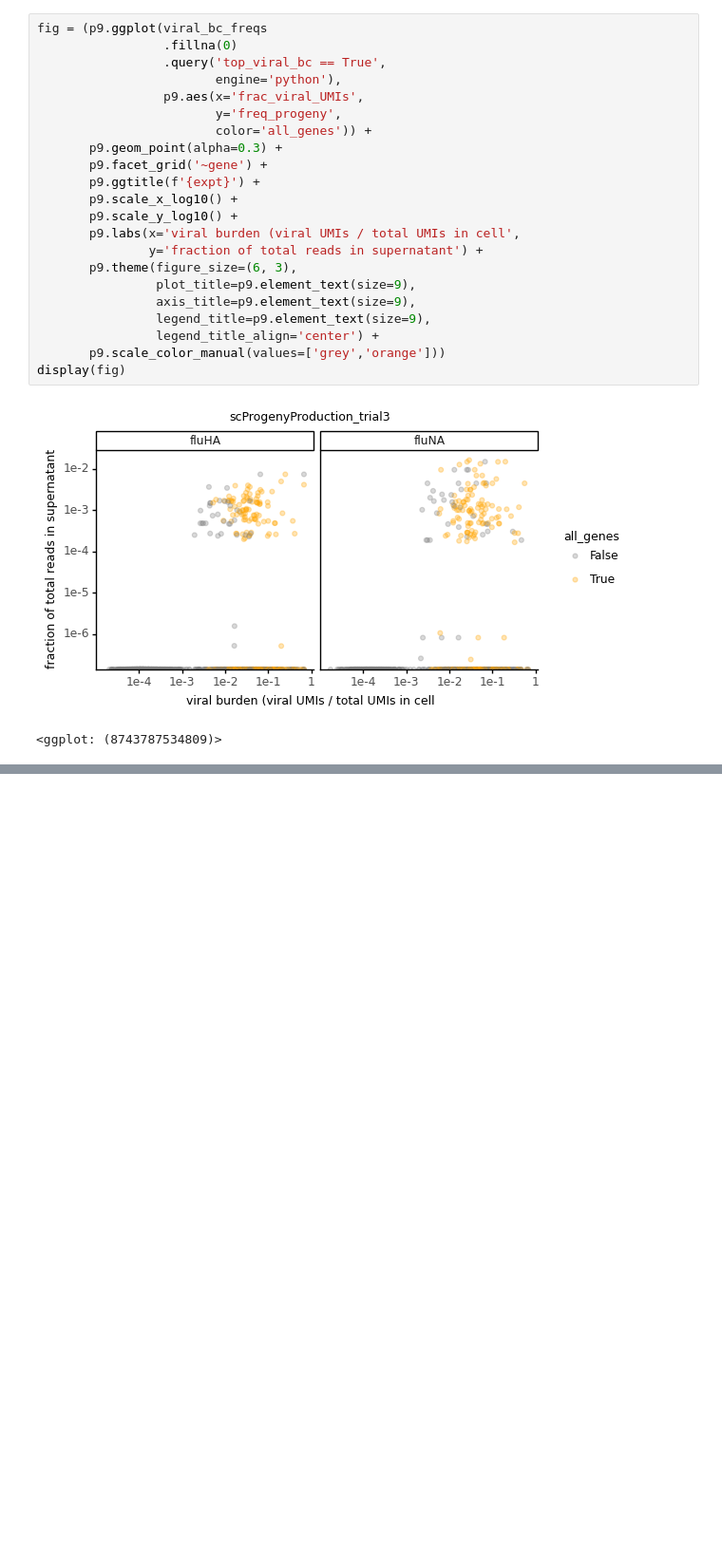
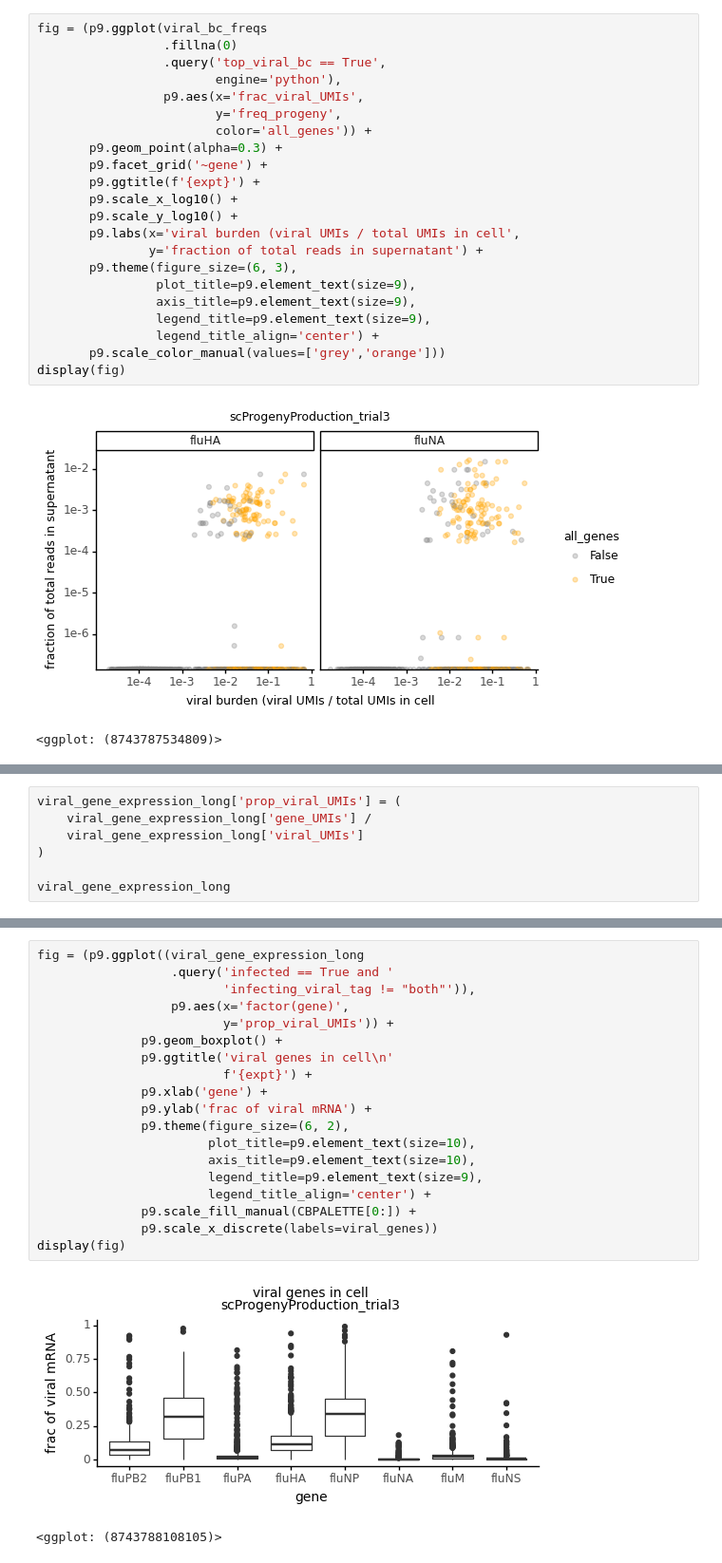
Before and after one commit to jbloomlab/barcoded_flu_pdmH1N1, a Jupyter notebook: scProgenyProduction_analysis.py.ipynb, the cells around one changed output, grey strips where cells are left out. Shown at 95% size. Drawn from its saved outputs; the diff is of its cells as text; blank space fills up the shorter version.

```diff
--- a/scProgenyProduction_analysis.py.ipynb
+++ b/scProgenyProduction_analysis.py.ipynb
@@ -1736,0 +1726,7 @@ display(fig)
+# %%
+viral_gene_expression_long['prop_viral_UMIs'] = (
+    viral_gene_expression_long['gene_UMIs'] /
+    viral_gene_expression_long['viral_UMIs']
+)
+
+viral_gene_expression_long
@@ -1736,0 +1747,22 @@ display(fig)
+# %%
+fig = (p9.ggplot((viral_gene_expression_long
+                  .query('infected == True and '
+                         'infecting_viral_tag != "both"')),
+                  p9.aes(x='factor(gene)',
+                         y='prop_viral_UMIs')) +
+              p9.geom_boxplot() +
+              p9.ggtitle('viral genes in cell\n'
+                         f'{expt}') +
+              p9.xlab('gene') +
+              p9.ylab('frac of viral mRNA') +
+              p9.theme(figure_size=(6, 2),
+                       plot_title=p9.element_text(size=10),
+                       axis_title=p9.element_text(size=10),
+                       legend_title=p9.element_text(size=9),
+                       legend_title_align='center') +
+              p9.scale_fill_manual(CBPALETTE[0:]) +
+              p9.scale_x_discrete(labels=viral_genes))
+display(fig)
+# %% [output]
+[figure, added]
+<ggplot: (8743788108105)>
```
Also changed, not shown: parts of 6 cells of this notebook.
